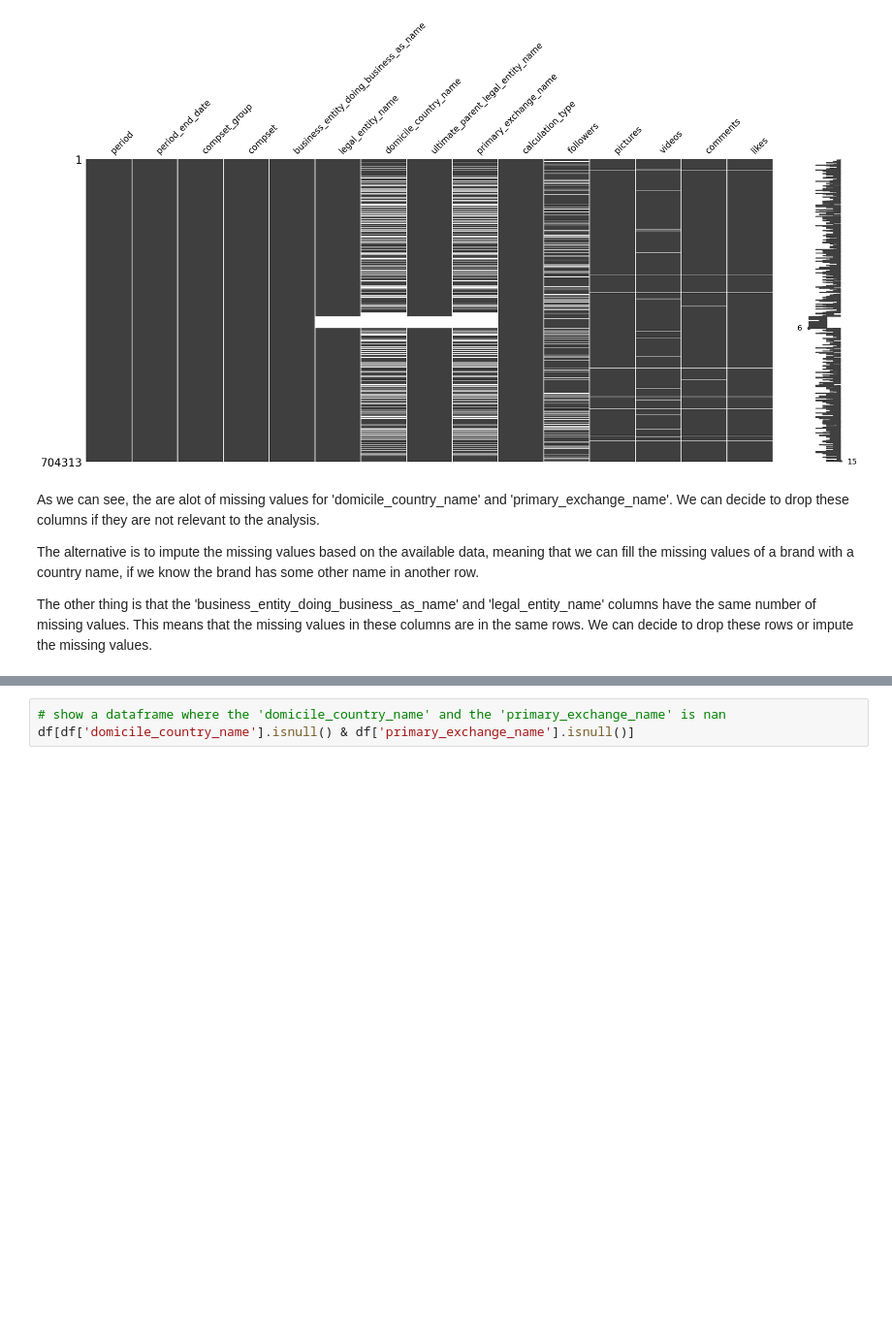
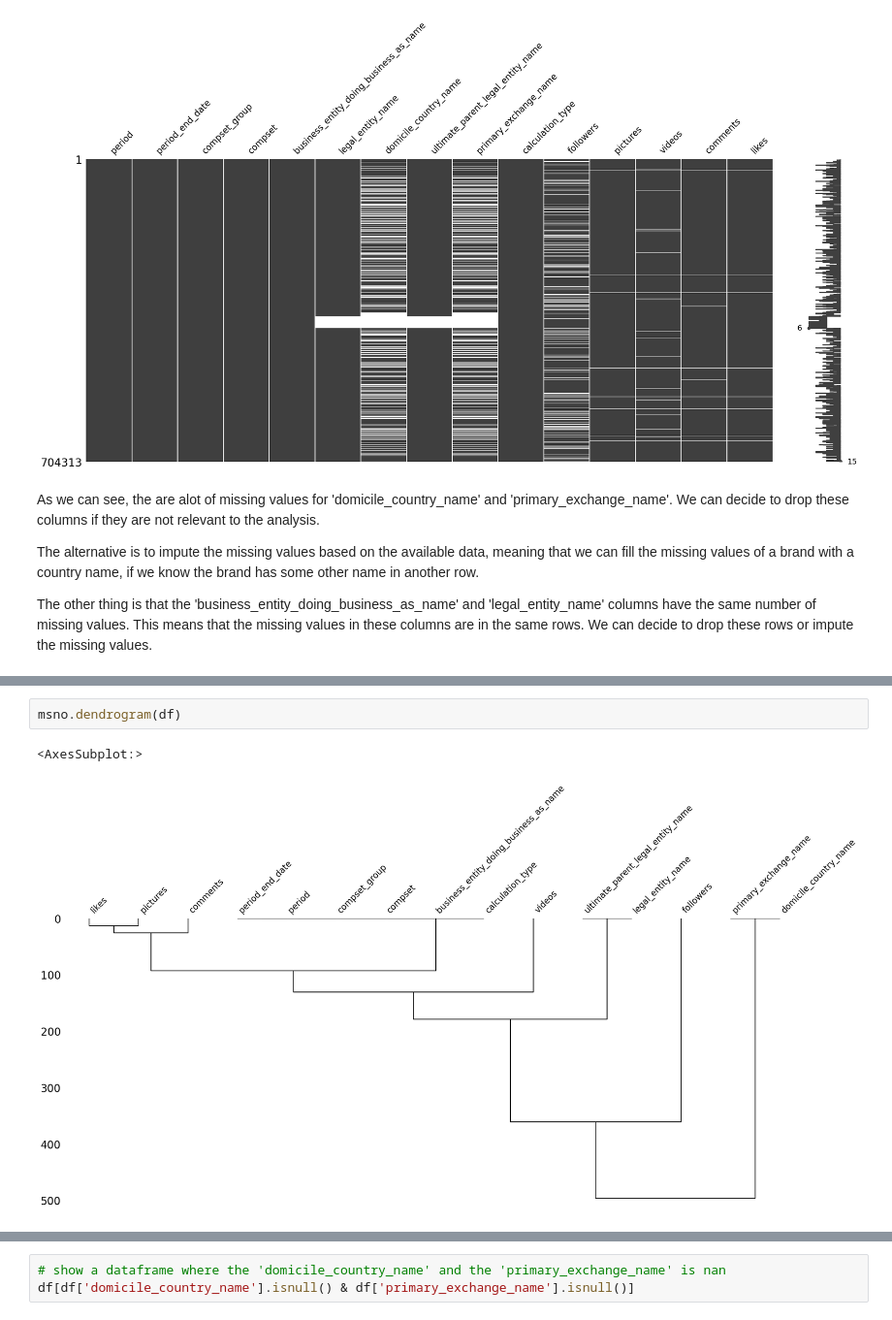
Before and after one commit to kkh327/datathon, a Jupyter notebook: data_cleaning.ipynb, the cells around one changed output, grey strips where cells are left out. Shown at 97% size. Drawn from its saved outputs; the diff is of its cells as text; blank space fills up the shorter version.

```diff
--- a/data_cleaning.ipynb
+++ b/data_cleaning.ipynb
@@ -123,0 +129,5 @@ The other thing is that the 'business_entity_doing_business_as_name' and 'legal_
+# %%
+msno.dendrogram(df)
+# %% [output]
+<AxesSubplot:>
+[figure, added]
```
Also changed, not shown: parts of 11 cells of this notebook.
